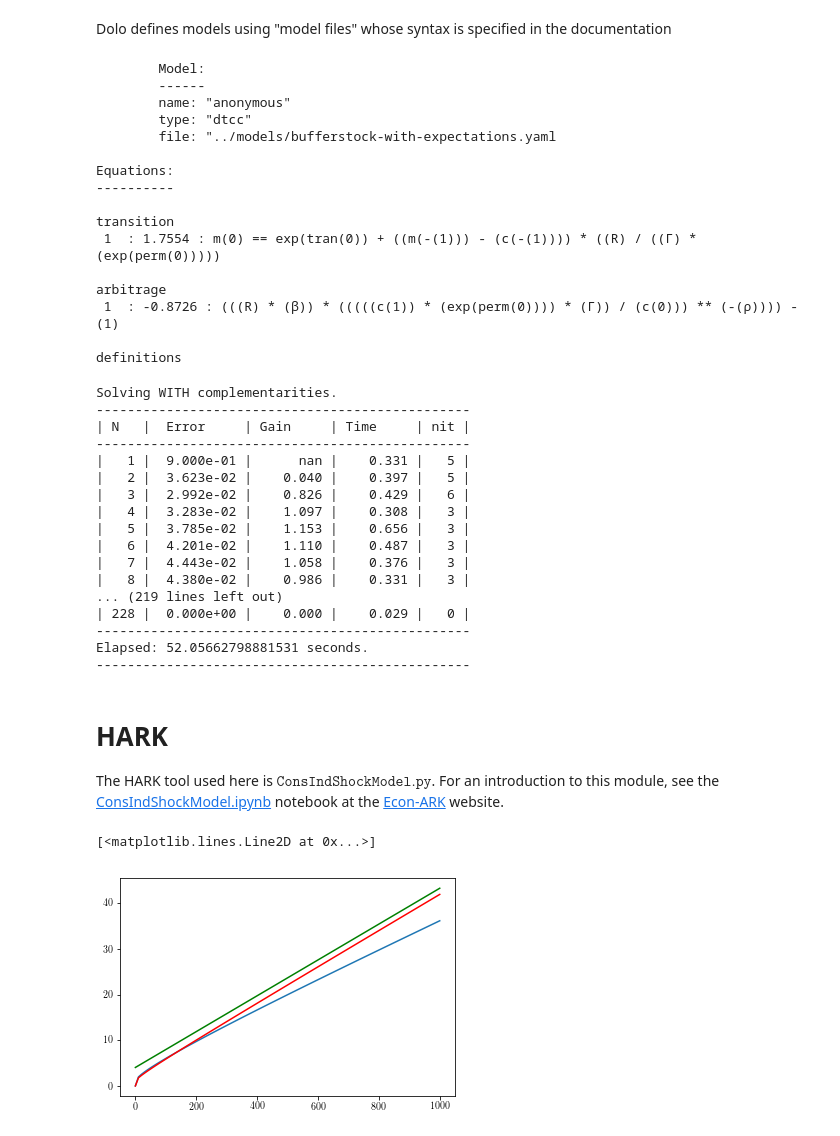
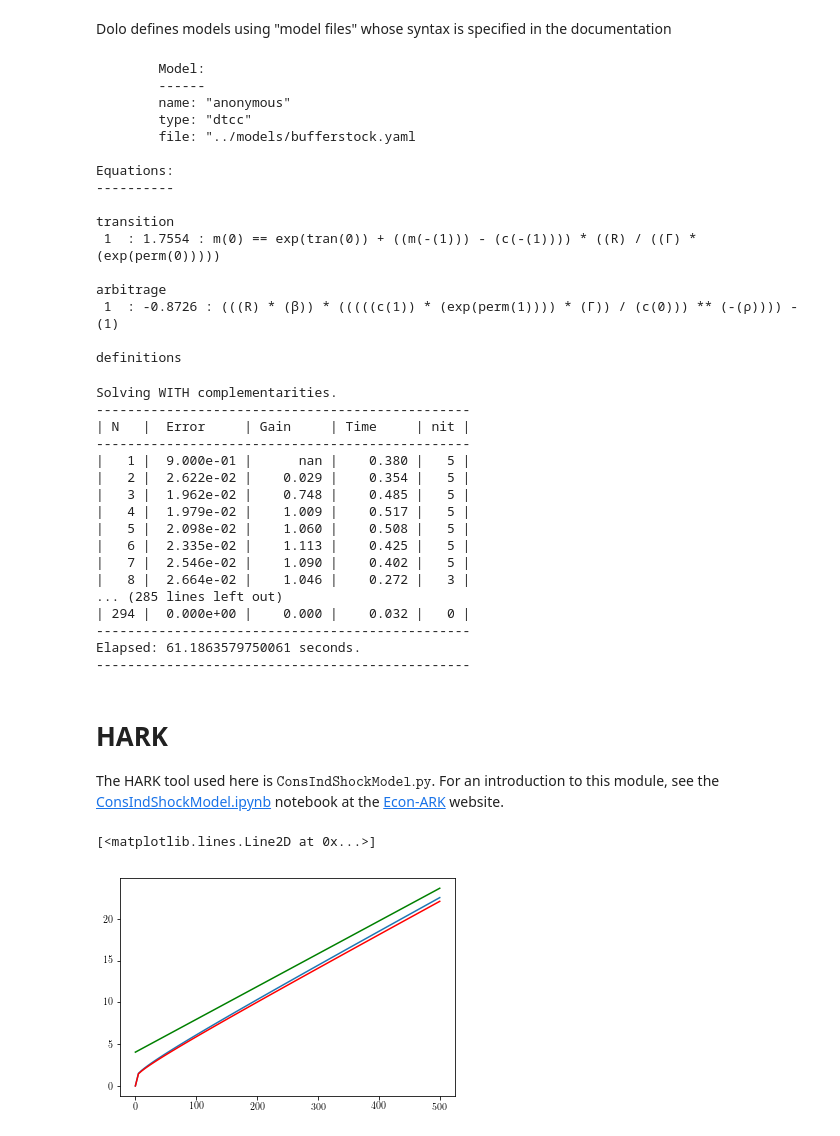
Before and after one commit to EconForge/dolo.py, a Jupyter notebook: examples/notebooks/BufferStock-HARK-vs-dolo.ipynb, the cells around one changed output. Drawn from its saved outputs; the diff is of its cells as text; code cells hidden in the pictures.

Commit message:
Fix bufferstock timing error

```diff
--- a/examples/notebooks/BufferStock-HARK-vs-dolo.ipynb
+++ b/examples/notebooks/BufferStock-HARK-vs-dolo.ipynb
@@ -141,14 +141,14 @@ from dolo import *
 # %% [markdown]
 Dolo defines models using "model files" whose syntax is specified in the documentation
 # %%
-model_dolo = yaml_import("../models/bufferstock-with-expectations.yaml")
+model_dolo = yaml_import("../models/bufferstock.yaml")
 print( model_dolo )
 # %% [output]
         Model:
         ------
         name: "anonymous"
         type: "dtcc"
-        file: "../models/bufferstock-with-expectations.yaml
+        file: "../models/bufferstock.yaml
 
 Equations:
 ----------
@@ -157,12 +157,12 @@ transition
  1  : 1.7554 : m(0) == exp(tran(0)) + ((m(-(1))) - (c(-(1)))) * ((R) / ((Γ) * (exp(perm(0)))))
 
 arbitrage
- 1  : -0.8726 : (((R) * (β)) * (((((c(1)) * (exp(perm(0)))) * (Γ)) / (c(0))) ** (-(ρ)))) - (1)
+ 1  : -0.8726 : (((R) * (β)) * (((((c(1)) * (exp(perm(1)))) * (Γ)) / (c(0))) ** (-(ρ)))) - (1)
 
 definitions
 # %%
 # Set a maximum value of the market resources ratio m for use in both models
-max_m = 1000
+max_m = 500
 model_dolo.data['calibration']['max_m'] = max_m
 model_dolo.data['domain']['m'] = [0,'max_m']
 
@@ -173,18 +173,18 @@ Solving WITH complementarities.
 ------------------------------------------------
 | N   |  Error     | Gain     | Time     | nit |
 ------------------------------------------------
-|   1 |  9.000e-01 |      nan |    0.331 |   5 |
-|   2 |  3.623e-02 |    0.040 |    0.397 |   5 |
-|   3 |  2.992e-02 |    0.826 |    0.429 |   6 |
-|   4 |  3.283e-02 |    1.097 |    0.308 |   3 |
-|   5 |  3.785e-02 |    1.153 |    0.656 |   3 |
-|   6 |  4.201e-02 |    1.110 |    0.487 |   3 |
-|   7 |  4.443e-02 |    1.058 |    0.376 |   3 |
-|   8 |  4.380e-02 |    0.986 |    0.331 |   3 |
-... (219 lines left out)
-| 228 |  0.000e+00 |    0.000 |    0.029 |   0 |
+|   1 |  9.000e-01 |      nan |    0.380 |   5 |
+|   2 |  2.622e-02 |    0.029 |    0.354 |   5 |
+|   3 |  1.962e-02 |    0.748 |    0.485 |   5 |
+|   4 |  1.979e-02 |    1.009 |    0.517 |   5 |
+|   5 |  2.098e-02 |    1.060 |    0.508 |   5 |
+|   6 |  2.335e-02 |    1.113 |    0.425 |   5 |
+|   7 |  2.546e-02 |    1.090 |    0.402 |   5 |
+|   8 |  2.664e-02 |    1.046 |    0.272 |   3 |
+... (285 lines left out)
+| 294 |  0.000e+00 |    0.000 |    0.032 |   0 |
 ------------------------------------------------
-Elapsed: 52.05662798881531 seconds.
+Elapsed: 61.1863579750061 seconds.
 ------------------------------------------------
 # %% [markdown]
 # HARK
@@ -244,17 +244,19 @@ model_HARK = IndShockConsumerType(**base_params_dolo,cycles=0) # cycles=0 indica
 # Solve the HARK model
 model_HARK.updateIncomeProcess()
 model_HARK.solve()
+model_HARK.UnempPrb = 0.05
 model_HARK.unpackcFunc()
 # %%
+
 # Plot the results: Green is perfect foresight, red is HARK, black is dolo
 tab = tabulate(model_dolo, dr, 'm')
 plt.plot(tab['m'],tab['c'])     # This is pretty cool syntax
-m = np.ndarray.tolist(np.array(tab.values.tolist())[:,2]) # Is there an easier way to get the points in m?
+m = tab.iloc[:,2]
 c_m  = model_HARK.cFunc[0](m)
 # cPF uses the analytical formula for the perfect foresight solution
 cPF = (np.array(m)-1+1/(1-PermGroFac/Rfree))*((Rfree-(Rfree * DiscFac)**(1/CRRA))/Rfree)
 plt.plot(tab['m'],c_m,color="red")
 plt.plot(m,cPF,color="green")
 # %% [output]
 [<matplotlib.lines.Line2D at 0x...>]
-[figure, old version]
+[figure, new version]
```
Also changed, not shown: 41 other files.
